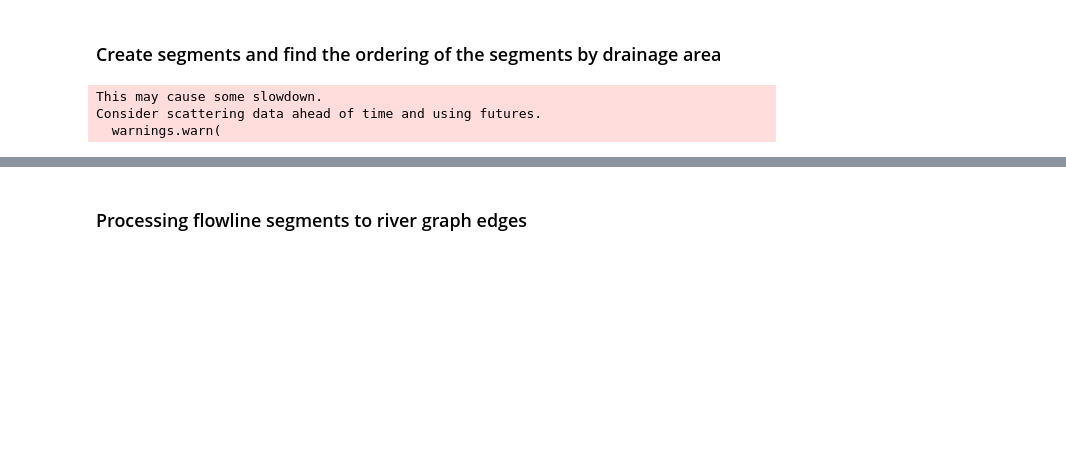
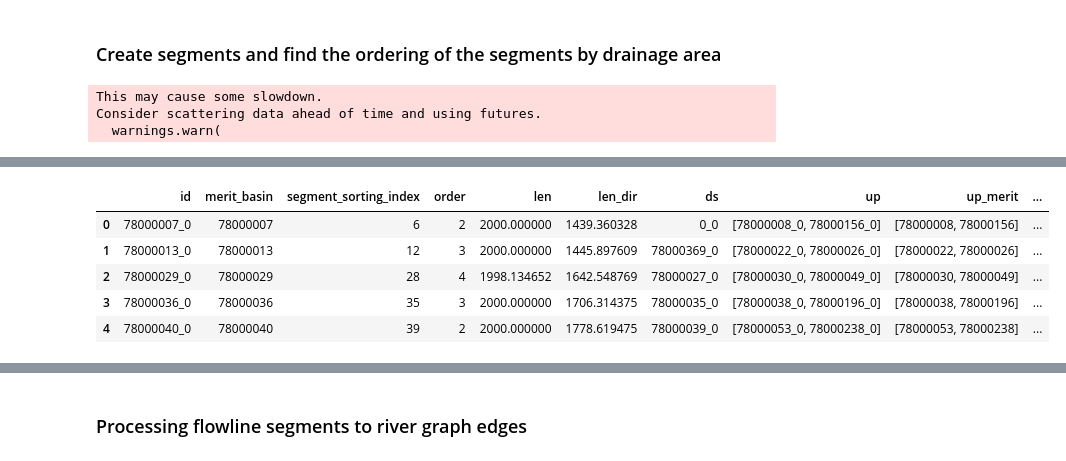
Before and after one commit to taddyb/marquette, a Jupyter notebook: notebooks/build_merit_edges.ipynb, the cells around one changed output, grey strips where cells are left out. Cells and saved outputs as stored; diff of their text form; code cells hidden in the pictures; blank space fills up the shorter version.

```diff
--- a/notebooks/build_merit_edges.ipynb
+++ b/notebooks/build_merit_edges.ipynb
@@ -480 +544,11 @@ ddf_many = dd.from_pandas(df_many, npartitions=48)
+# %%
+single = singular_segment_to_edge_partition(df_one, one_edge_segment, segment_das)
+single.head()
+# %% [output]
+|  | id | merit_basin | segment_sorting_index | order | len | len_dir | ds | up | up_merit | ... |
+| 0 | 78000007_0 | 78000007 | 6 | 2 | 2000.000000 | 1439.360328 | 0_0 | [78000008_0, 78000156_0] | [78000008, 78000156] | ... |
+| 1 | 78000013_0 | 78000013 | 12 | 3 | 2000.000000 | 1445.897609 | 78000369_0 | [78000022_0, 78000026_0] | [78000022, 78000026] | ... |
+| 2 | 78000029_0 | 78000029 | 28 | 4 | 1998.134652 | 1642.548769 | 78000027_0 | [78000030_0, 78000049_0] | [78000030, 78000049] | ... |
+| 3 | 78000036_0 | 78000036 | 35 | 3 | 2000.000000 | 1706.314375 | 78000035_0 | [78000038_0, 78000196_0] | [78000038, 78000196] | ... |
+| 4 | 78000040_0 | 78000040 | 39 | 2 | 2000.000000 | 1778.619475 | 78000039_0 | [78000053_0, 78000238_0] | [78000053, 78000238] | ... |
 # %%
```
Also changed, not shown: parts of 18 cells of this notebook, 9 other files.
